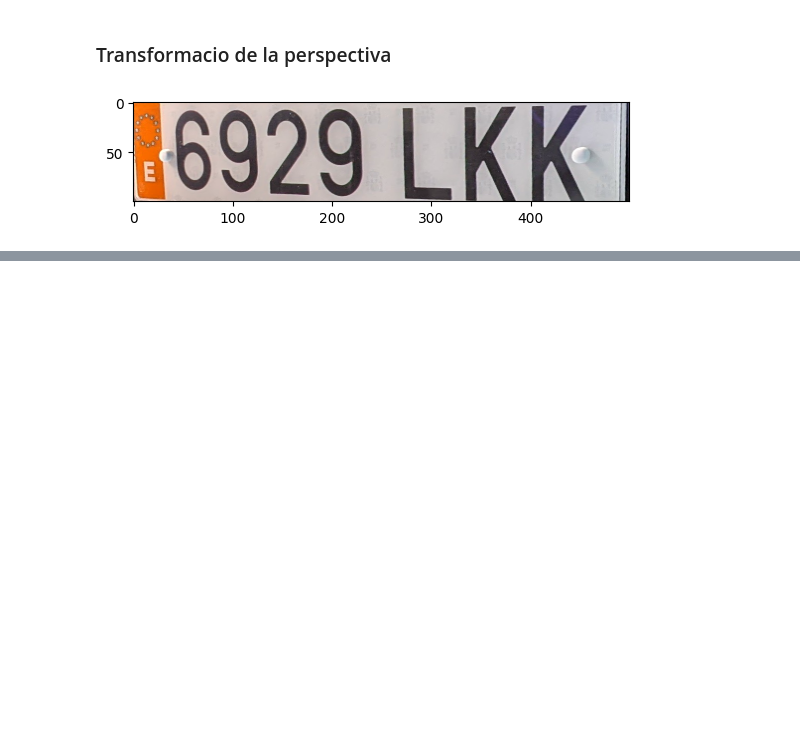
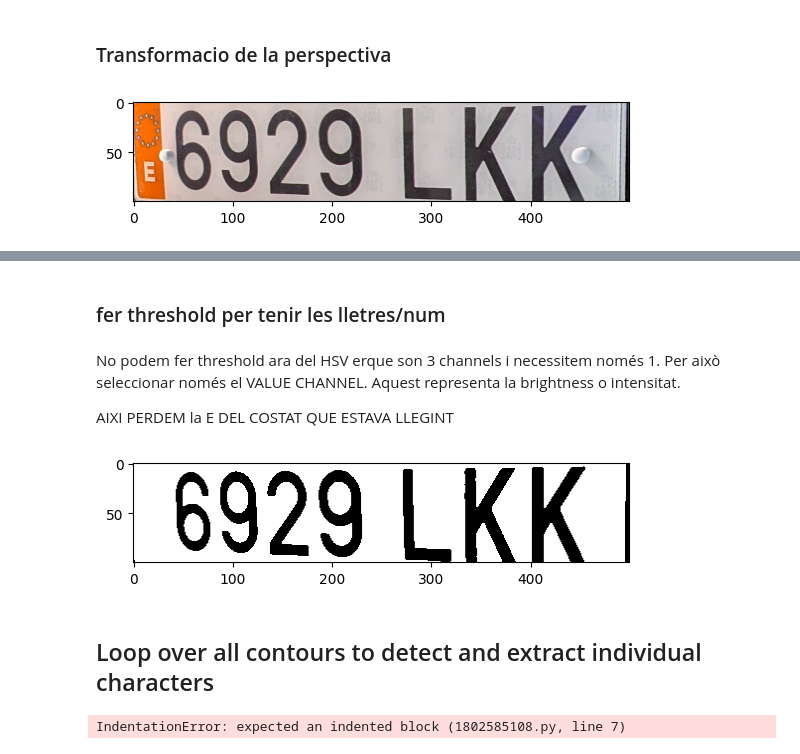
Before and after one commit to NIU1636486/PSIV2_Repte1, a Jupyter notebook: Get_Contours_perspective.ipynb, the cells around one changed output, grey strips where cells are left out. Cells and saved outputs as stored; diff of their text form; code cells hidden in the pictures; blank space fills up the shorter version.

Commit message:
començant a detectar les lettres

```diff
--- a/Get_Contours_perspective.ipynb
+++ b/Get_Contours_perspective.ipynb
@@ -197,0 +212,17 @@ plt.show()
+# %% [markdown]
+### fer threshold per tenir les lletres/num
+# %% [markdown]
+No podem fer threshold ara del HSV erque son 3 channels i necessitem només 1.
+Per això seleccionar només el VALUE CHANNEL. Aquest representa la brightness o intensitat.
+
+AIXI PERDEM la E DEL COSTAT QUE ESTAVA LLEGINT
+# %%
+v_channel = blurred_transformedimage[:, :, 2]
+
+# FER THRESHOLD
+#_, thresh_transimage = cv2.threshold(v_channel, 0, 255, cv2.THRESH_BINARY | cv2.THRESH_OTSU) [1]
+thresh_transimage = cv2.threshold(v_channel, 0, 255, cv2.THRESH_BINARY | cv2.THRESH_OTSU) [1]
+plt.imshow(thresh_transimage, cmap="gray")
+plt.show()
+# %% [output]
+[figure, added]
@@ -197,0 +233,2 @@ plt.show()
+# %% [markdown]
+## Loop over all contours to detect and extract individual characters
@@ -197,0 +241,18 @@ plt.show()
+# %%
+for contour in contours:
+    x, y, w, h = cv2.boundingRect(contour)
+    min_area = 100 #min area threshold, ajustar si necessari
+    #filtrar areas molt petites basat en area w/h i ratio de w/h perque sigui caracter
+    if w *h > min_area:
+        if 1.0 < w / h < 5.0:
+            # dibuixar una box al voltant del caracter detectat
+            #cv2.rectangle(warped_image, (x, y), (x + w, y + h), (0, 255, 0), 2)
+
+            # Extract individual character region for further processing
+            #char_warped = binary_warped[y:y + h, x:x + w]
+
+            # Display the segmented character
+            #plt.imshow(char_warped, cmap='gray')
+            #plt.show()
+# %% [output]
+IndentationError: expected an indented block (1802585108.py, line 7)
```
Also changed, not shown: parts of 6 cells of this notebook.
